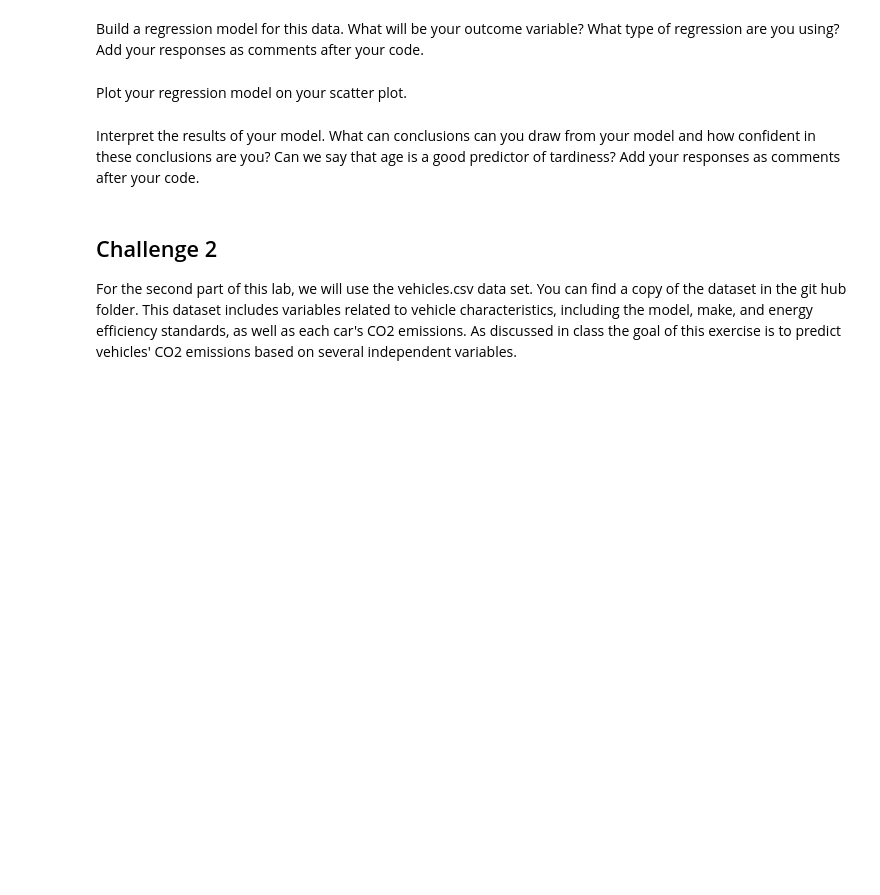
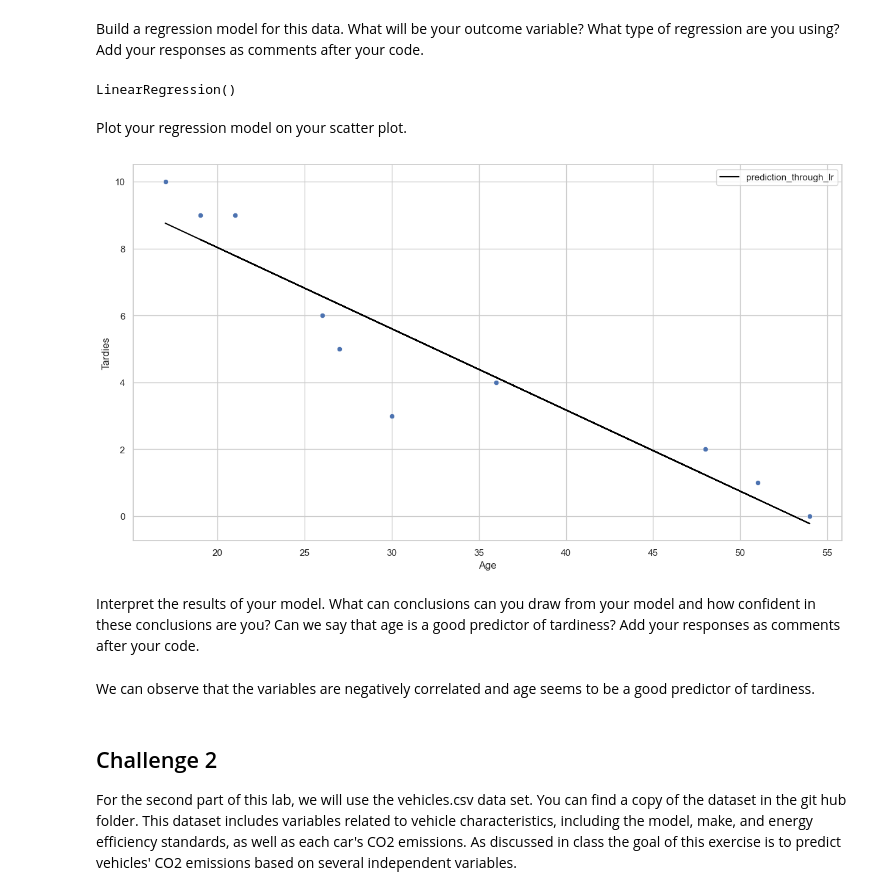
Before and after one commit to Ironhack-data-bcn-oct-2023/lab-regression-analysis, a Jupyter notebook: your-code.ipynb, the cells around one changed output. Saved outputs shown, nothing was run; the diff lists cells and outputs as text; code cells hidden in the pictures; blank space fills up the shorter version.

```diff
--- a/your-code.ipynb
+++ b/your-code.ipynb
@@ -49,2 +72,18 @@ Build a regression model for this data. What will be your outcome variable? What
+# %%
+# 1. X, y:
+X = student_data[["Age"]]
+y = student_data.Tardies
+
+# 2. Choose a model: lr
+lr = LinearRegression() # Instantiating the model -> draw a straight line
+
+# 3. Fit
+lr.fit(X, y) # Draw the straight line based on this data
+
+
+#My outcome variable will be the number of tardies expected for the age I pass to the model.
+#We are using linear regression so the model will be a linear function with slope (cofficient*x) and interception (y)
+# %% [output]
+LinearRegression()
 # %% [markdown]
 Plot your regression model on your scatter plot.
@@ -53,2 +90,10 @@ Plot your regression model on your scatter plot.
+# %%
+student_data["prediction_lr"] = lr.coef_[0] * student_data.Age +  lr.intercept_
+# %%
+sns.scatterplot(x=student_data.Age, y=student_data.Tardies)
+plt.plot(student_data.Age, student_data["prediction_lr"], c="black", label="prediction_through_lr")
+plt.legend();
+# %% [output]
+[figure, added]
 # %% [markdown]
 Interpret the results of your model. What can conclusions can you draw from your model and how confident in these conclusions are you? Can we say that age is a good predictor of tardiness? Add your responses as comments after your code.
@@ -57,3 +100,5 @@ Interpret the results of your model. What can conclusions can you draw from your
+# %% [markdown]
+We can observe that the variables are negatively correlated and age seems to be a good predictor of tardiness.
 # %% [markdown]
 ## Challenge 2
 For the second part of this lab, we will use the vehicles.csv data set. You can find a copy of the dataset in the git hub folder. This dataset includes variables related to vehicle characteristics, including the model, make, and energy efficiency standards, as well as each car's CO2 emissions. As discussed in class the goal of this exercise is to predict vehicles' CO2 emissions based on several independent variables.
```
Also changed, not shown: parts of 38 cells of this notebook.
